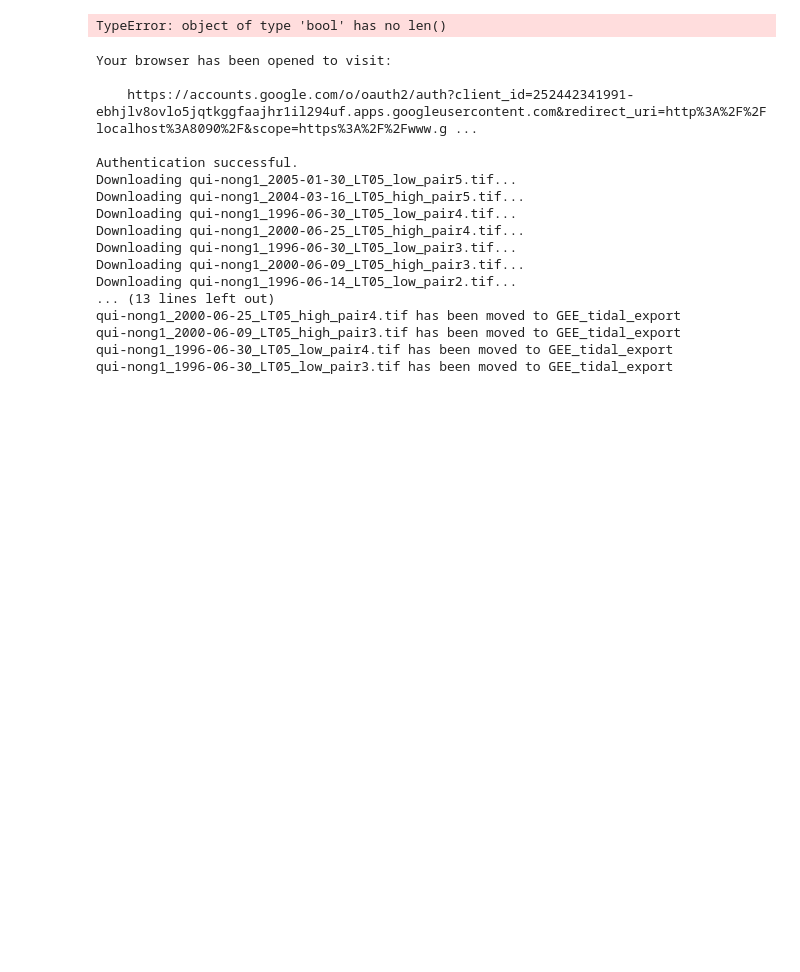
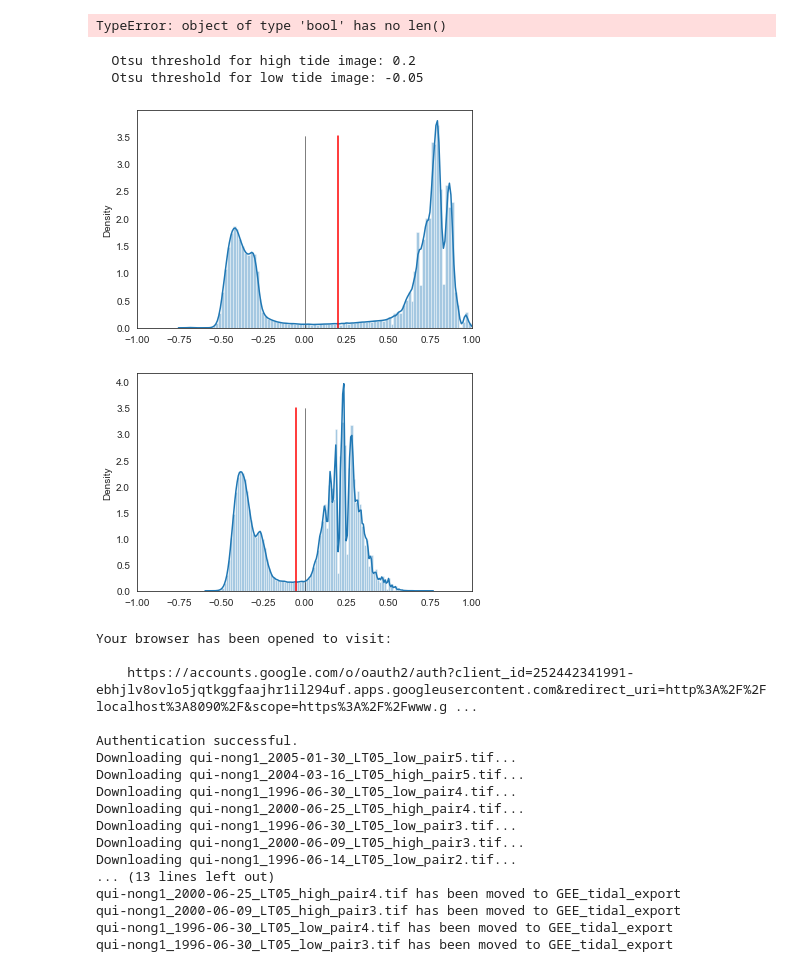
Before and after one commit to ronjalappe/Quantification_tidal_effects_Landsat, a Jupyter notebook: Tidal_effects_Qui-Nhong.ipynb, the cells around one changed output. Drawn from its saved outputs; the diff is of its cells as text; code cells hidden in the pictures; blank space fills up the shorter version.

```diff
--- a/Tidal_effects_Qui-Nhong.ipynb
+++ b/Tidal_effects_Qui-Nhong.ipynb
@@ -816,6 +820,16 @@ ________________________________________________________
 Pair 5 has been sent to server for exporting.
 ________________________________________________________
 TypeError: object of type 'bool' has no len()
+# %%
+warnings.filterwarnings("ignore")
+for i, pair in enumerate(img_pairs[0:1]):
+    mndwi = pair.map(gee_mndwi)
+    mndwi_otsu = add_otsu(mndwi, plot=True)
+# %% [output]
+  Otsu threshold for high tide image: 0.2
+  Otsu threshold for low tide image: -0.05
+[figure, added]
+[figure, added]
 # %%
 # wait until all rasters are exported to Google Drive.....
 # download rasters from Google drive and move to directory
```
Also changed, not shown: parts of 7 cells of this notebook, 11 other files.
